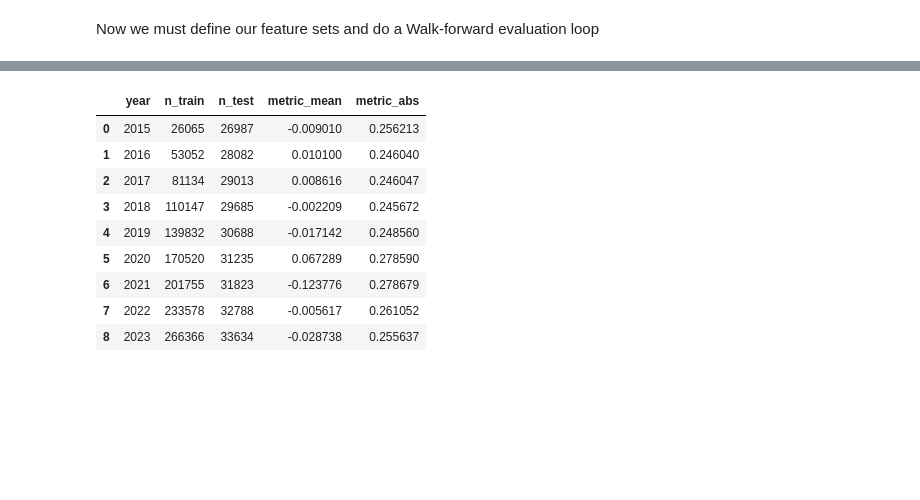
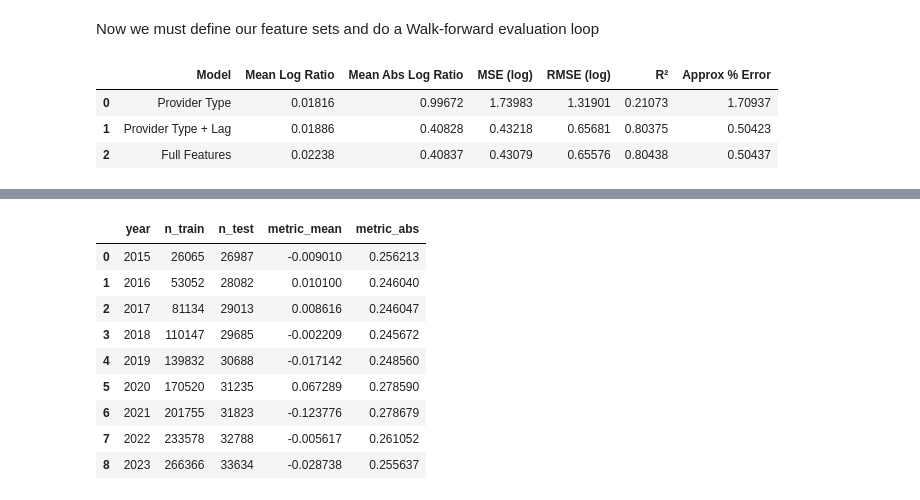
Before and after one commit to JennQQQ/Medicare-Project, a Jupyter notebook: notebooks/LR_Lagged.ipynb, the cells around one changed output, grey strips where cells are left out. Cells and saved outputs as stored; diff of their text form; code cells hidden in the pictures; blank space fills up the shorter version.

```diff
--- a/notebooks/LR_Lagged.ipynb
+++ b/notebooks/LR_Lagged.ipynb
@@ -67,0 +153,62 @@ Now we must define our feature sets and do a Walk-forward evaluation loop
+# %%
+
+
+all_features_for_comparison = list(set(features_base + features_lag + features_full))
+comparison_df = df[["year", target] + all_features_for_comparison].dropna().copy() #this ensures all models have the same rows, same providers, and same years
+
+from sklearn.linear_model import LinearRegression
+
+base_results = walk_forward_eval(comparison_df, features_base, LinearRegression())
+lag_results  = walk_forward_eval(comparison_df, features_lag, LinearRegression())
+full_results = walk_forward_eval(comparison_df, features_full, LinearRegression())
+
+
+comparison_table = pd.DataFrame({
+    "Model": [
+        "Provider Type",
+        "Provider Type + Lag",
+        "Full Features"
+    ],
+
+    "Mean Log Ratio": [
+        base_results["mean_log_ratio"].mean(),
+        lag_results["mean_log_ratio"].mean(),
+        full_results["mean_log_ratio"].mean()
+    ],
+
+    "Mean Abs Log Ratio": [
+        base_results["mean_abs_log_ratio"].mean(),
+        lag_results["mean_abs_log_ratio"].mean(),
+        full_results["mean_abs_log_ratio"].mean()
+    ],
+
+    "MSE (log)": [
+        base_results["mse_log"].mean(),
+        lag_results["mse_log"].mean(),
+        full_results["mse_log"].mean()
+    ],
+
+    "RMSE (log)": [
+        base_results["rmse_log"].mean(),
+        lag_results["rmse_log"].mean(),
+        full_results["rmse_log"].mean()
+    ],
+
+    "R²": [
+        base_results["r2"].mean(),
+        lag_results["r2"].mean(),
+        full_results["r2"].mean()
+    ]
+})
+
+comparison_table
+
+comparison_table["Approx % Error"] = np.exp(comparison_table["Mean Abs Log Ratio"]) - 1
+comparison_table = comparison_table.round(5)
+
+comparison_table
+# %% [output]
+|  | Model | Mean Log Ratio | Mean Abs Log Ratio | MSE (log) | RMSE (log) | R² | Approx % Error |
+| 0 | Provider Type | 0.01816 | 0.99672 | 1.73983 | 1.31901 | 0.21073 | 1.70937 |
+| 1 | Provider Type + Lag | 0.01886 | 0.40828 | 0.43218 | 0.65681 | 0.80375 | 0.50423 |
+| 2 | Full Features | 0.02238 | 0.40837 | 0.43079 | 0.65576 | 0.80438 | 0.50437 |
```
Also changed, not shown: parts of 23 cells of this notebook.
